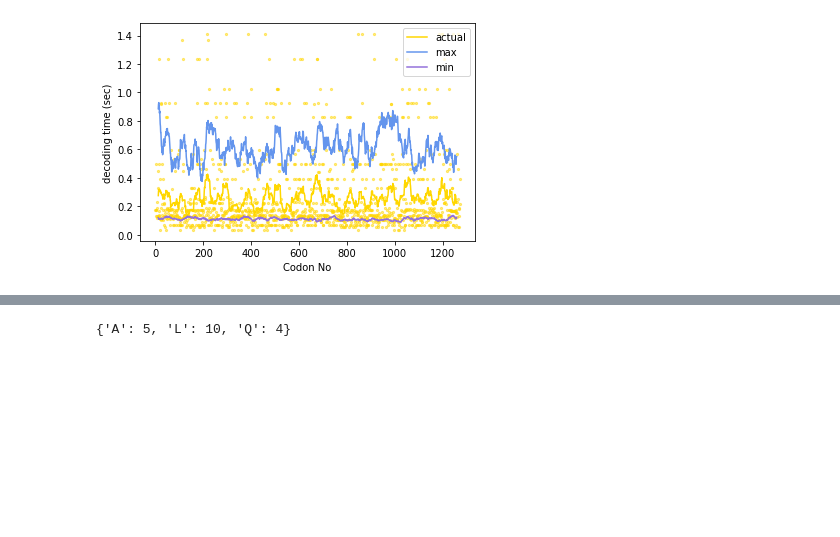
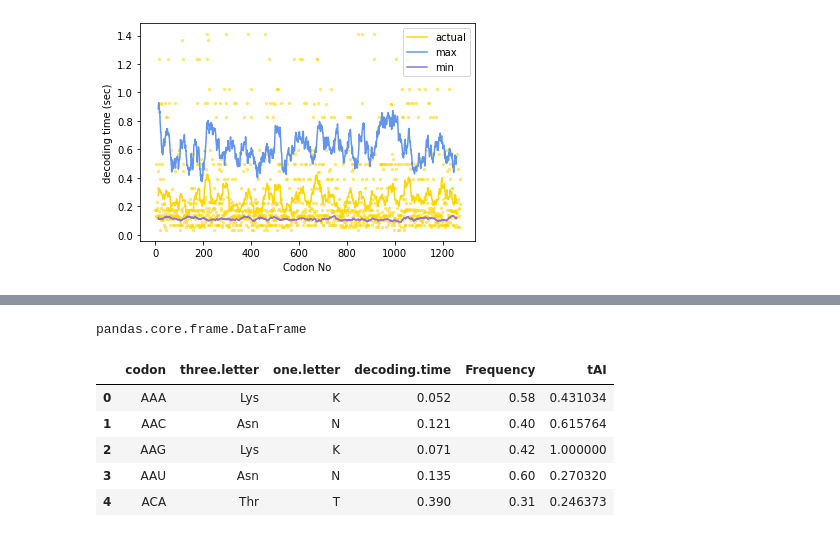
Before and after one commit to tobiasvonderhaar/CodOpY, a Jupyter notebook: Playground/Code_Tester.ipynb, the cells around one changed output, grey strips where cells are left out. Drawn from its saved outputs; the diff is of its cells as text; code cells hidden in the pictures; blank space fills up the shorter version.

Commit message:
missing package data

```diff
--- a/Playground/Code_Tester.ipynb
+++ b/Playground/Code_Tester.ipynb
@@ -113,4 +97,0 @@ seq = 'MKRSAAAAATGCELLLLLLLLLLRRSTNNNQQQQ'
-# %%
-report_repeats(seq)
-# %% [output]
-{'A': 5, 'L': 10, 'Q': 4}
@@ -116,0 +115,13 @@ report_repeats(seq)
+# %%
+type(codon_choices('GLY'))
+# %% [output]
+pandas.core.frame.DataFrame
+# %%
+ref_table.head()
+# %% [output]
+|  | codon | three.letter | one.letter | decoding.time | Frequency | tAI |
+| 0 | AAA | Lys | K | 0.052 | 0.58 | 0.431034 |
+| 1 | AAC | Asn | N | 0.121 | 0.40 | 0.615764 |
+| 2 | AAG | Lys | K | 0.071 | 0.42 | 1.000000 |
+| 3 | AAU | Asn | N | 0.135 | 0.60 | 0.270320 |
+| 4 | ACA | Thr | T | 0.390 | 0.31 | 0.246373 |
```
Also changed, not shown: parts of 3 cells of this notebook, 3 other files.
